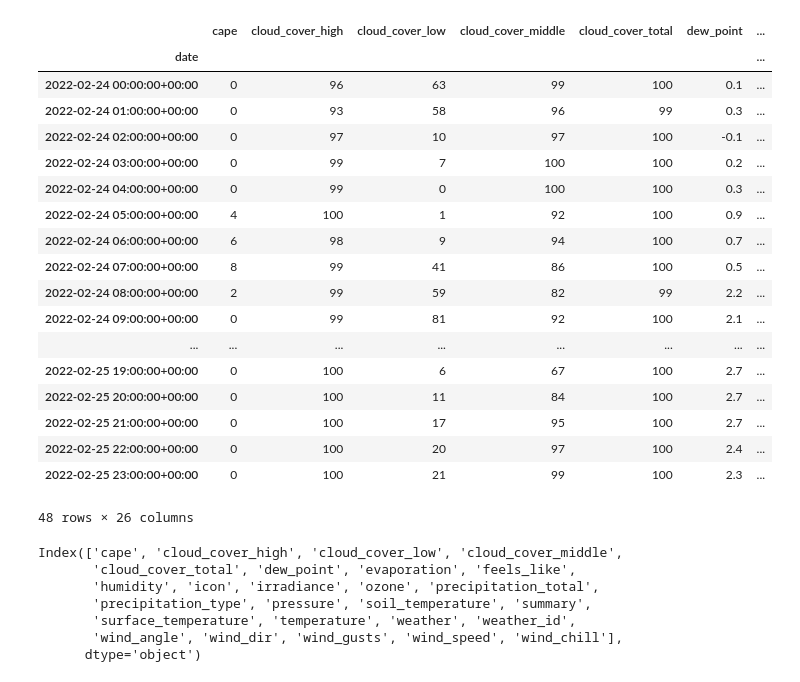
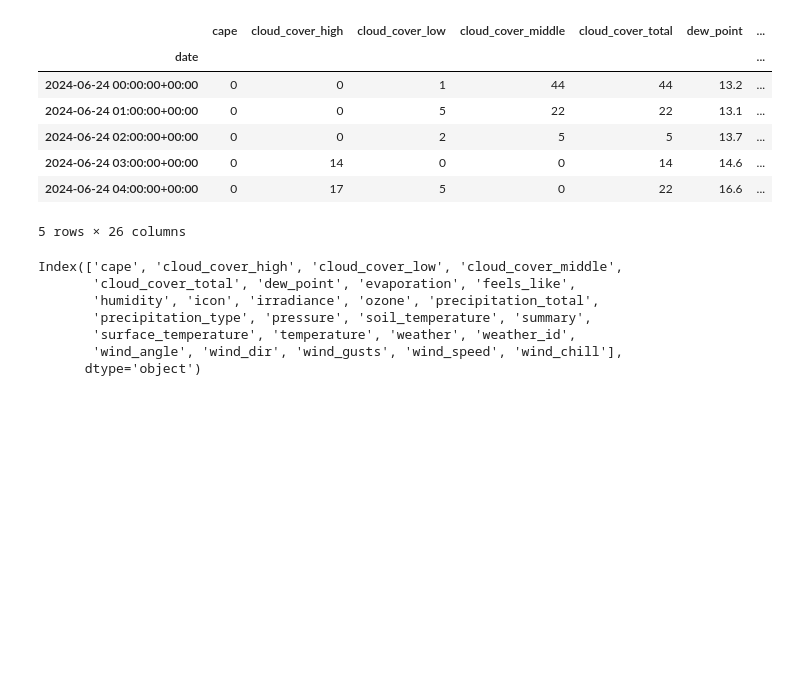
Before and after one commit to hitechparadigm/Ukraine-Russia-War-Dataset, a Jupyter notebook: app/get_weather.ipynb, the cells around one changed output. Saved outputs shown, nothing was run; the diff lists cells and outputs as text; code cells hidden in the pictures; blank space fills up the shorter version.

```diff
--- a/app/get_weather.ipynb
+++ b/app/get_weather.ipynb
@@ -16,14 +16,14 @@ YOUR_TIER = tiers.FLEXI
 
 # Initialize the main Meteosource object
 ms = Meteosource(YOUR_API_KEY, YOUR_TIER)
-# current_date = datetime.now()
+current_date = datetime.now()
 location = 'Donetsk'
 
 # Get the historical weather
 time_machine = ms.get_time_machine(
     # date='2019-12-25',  # You can also pass list/tuple/set of dates, which can be 'str' or 'datetime' objects
-    date_from ='2022-2-24',  # You can specify the range for dates you need, instead of list
-    date_to ='2022-02-25',  # You can specify the range for dates you need, instead of list
+    date_from ='2024-06-24',  # You can specify the range for dates you need, instead of list
+    date_to = current_date,  # You can specify the range for dates you need, instead of list
     place_id =location,  # ID of the place you want the historical weather for
     lat=None,  # You can specify lat instead of place_id
     lon=None,  # You can specify lon instead of place_id
@@ -33,27 +33,16 @@ time_machine = ms.get_time_machine(
 
 weather = time_machine.to_pandas()
 # %%
-weather
+weather.head()
 # %% [output]
 |  | cape | cloud_cover_high | cloud_cover_low | cloud_cover_middle | cloud_cover_total | dew_point | ... |
 | date |  |  |  |  |  |  | ... |
-| 2022-02-24 00:00:00+00:00 | 0 | 96 | 63 | 99 | 100 | 0.1 | ... |
-| 2022-02-24 01:00:00+00:00 | 0 | 93 | 58 | 96 | 99 | 0.3 | ... |
-| 2022-02-24 02:00:00+00:00 | 0 | 97 | 10 | 97 | 100 | -0.1 | ... |
-| 2022-02-24 03:00:00+00:00 | 0 | 99 | 7 | 100 | 100 | 0.2 | ... |
-| 2022-02-24 04:00:00+00:00 | 0 | 99 | 0 | 100 | 100 | 0.3 | ... |
-| 2022-02-24 05:00:00+00:00 | 4 | 100 | 1 | 92 | 100 | 0.9 | ... |
-| 2022-02-24 06:00:00+00:00 | 6 | 98 | 9 | 94 | 100 | 0.7 | ... |
-| 2022-02-24 07:00:00+00:00 | 8 | 99 | 41 | 86 | 100 | 0.5 | ... |
-| 2022-02-24 08:00:00+00:00 | 2 | 99 | 59 | 82 | 99 | 2.2 | ... |
-| 2022-02-24 09:00:00+00:00 | 0 | 99 | 81 | 92 | 100 | 2.1 | ... |
-| ... | ... | ... | ... | ... | ... | ... | ... |
-| 2022-02-25 19:00:00+00:00 | 0 | 100 | 6 | 67 | 100 | 2.7 | ... |
-| 2022-02-25 20:00:00+00:00 | 0 | 100 | 11 | 84 | 100 | 2.7 | ... |
-| 2022-02-25 21:00:00+00:00 | 0 | 100 | 17 | 95 | 100 | 2.7 | ... |
-| 2022-02-25 22:00:00+00:00 | 0 | 100 | 20 | 97 | 100 | 2.4 | ... |
-| 2022-02-25 23:00:00+00:00 | 0 | 100 | 21 | 99 | 100 | 2.3 | ... |
+| 2024-06-24 00:00:00+00:00 | 0 | 0 | 1 | 44 | 44 | 13.2 | ... |
+| 2024-06-24 01:00:00+00:00 | 0 | 0 | 5 | 22 | 22 | 13.1 | ... |
+| 2024-06-24 02:00:00+00:00 | 0 | 0 | 2 | 5 | 5 | 13.7 | ... |
+| 2024-06-24 03:00:00+00:00 | 0 | 14 | 0 | 0 | 14 | 14.6 | ... |
+| 2024-06-24 04:00:00+00:00 | 0 | 17 | 5 | 0 | 22 | 16.6 | ... |
-48 rows × 26 columns
+5 rows × 26 columns
 # %%
 weather.columns
 # %% [output]
```
Also changed, not shown: parts of 7 cells of this notebook, 13 other files.
